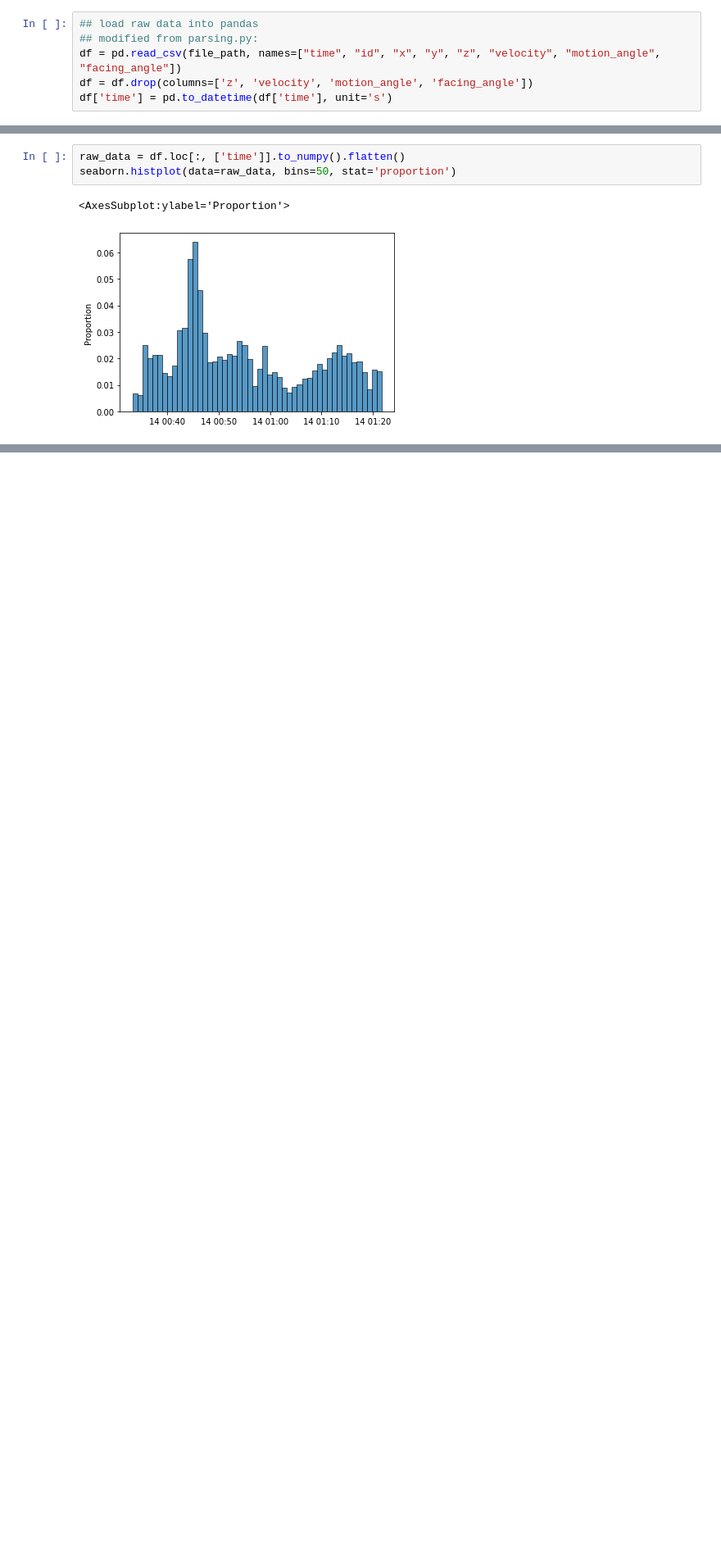
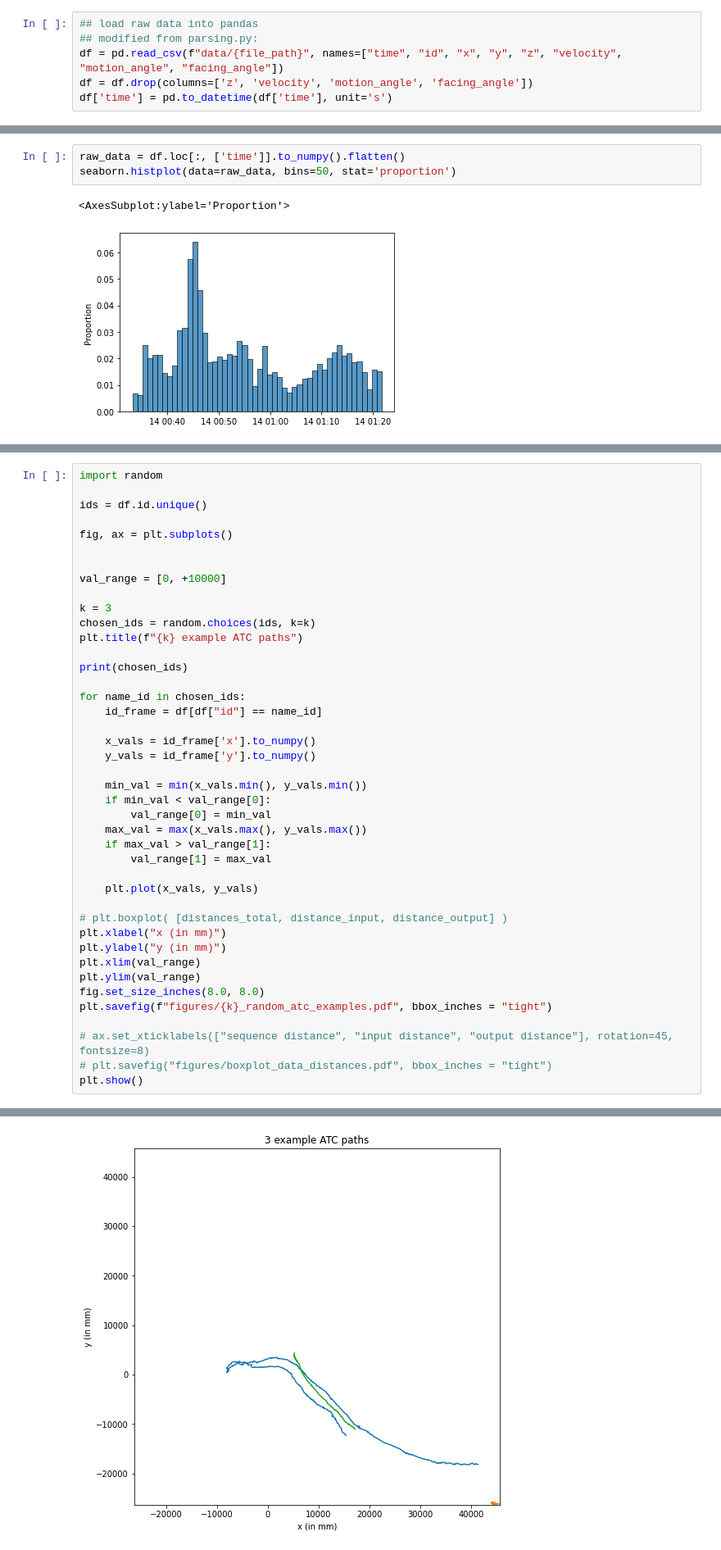
Before and after one commit to lintglitch/trajectory-prediction, a Jupyter notebook: atc_dataset_testing.ipynb, the cells around one changed output, grey strips where cells are left out. Shown at 82% size. Saved outputs shown, nothing was run; the diff lists cells and outputs as text; blank space fills up the shorter version.

```diff
--- a/atc_dataset_testing.ipynb
+++ b/atc_dataset_testing.ipynb
@@ -29,7 +29,7 @@ file_path = "data/medium_aa.csv"
 # %%
 ## load raw data into pandas
 ## modified from parsing.py:
-df = pd.read_csv(file_path, names=["time", "id", "x", "y", "z", "velocity", "motion_angle", "facing_angle"])
+df = pd.read_csv(f"data/{file_path}", names=["time", "id", "x", "y", "z", "velocity", "motion_angle", "facing_angle"])
 df = df.drop(columns=['z', 'velocity', 'motion_angle', 'facing_angle'])
 df['time'] = pd.to_datetime(df['time'], unit='s')
 # %%
@@ -96,0 +151,43 @@ seaborn.histplot(data=raw_data, bins=50, stat='proportion')
+# %%
+import random
+
+ids = df.id.unique()
+
+fig, ax = plt.subplots()
+
+
+val_range = [0, +10000]
+
+k = 3
+chosen_ids = random.choices(ids, k=k)
+plt.title(f"{k} example ATC paths")
+
+print(chosen_ids)
+
+for name_id in chosen_ids:
+    id_frame = df[df["id"] == name_id]
+
+    x_vals = id_frame['x'].to_numpy()
+    y_vals = id_frame['y'].to_numpy()
+
+    min_val = min(x_vals.min(), y_vals.min())
+    if min_val < val_range[0]:
+        val_range[0] = min_val
+    max_val = max(x_vals.max(), y_vals.max())
+    if max_val > val_range[1]:
+        val_range[1] = max_val
+
+    plt.plot(x_vals, y_vals)
+
+# plt.boxplot( [distances_total, distance_input, distance_output] )
+plt.xlabel("x (in mm)")
+plt.ylabel("y (in mm)")
+plt.xlim(val_range)
+plt.ylim(val_range)
+fig.set_size_inches(8.0, 8.0)
+plt.savefig(f"figures/{k}_random_atc_examples.pdf", bbox_inches = "tight")
+
+# ax.set_xticklabels(["sequence distance", "input distance", "output distance"], rotation=45, fontsize=8)
+# plt.savefig("figures/boxplot_data_distances.pdf", bbox_inches = "tight")
+plt.show()
+# %% [output]
@@ -96,0 +195 @@ seaborn.histplot(data=raw_data, bins=50, stat='proportion')
+[figure, added]
```
Also changed, not shown: parts of 4 cells of this notebook, 6 other files.
